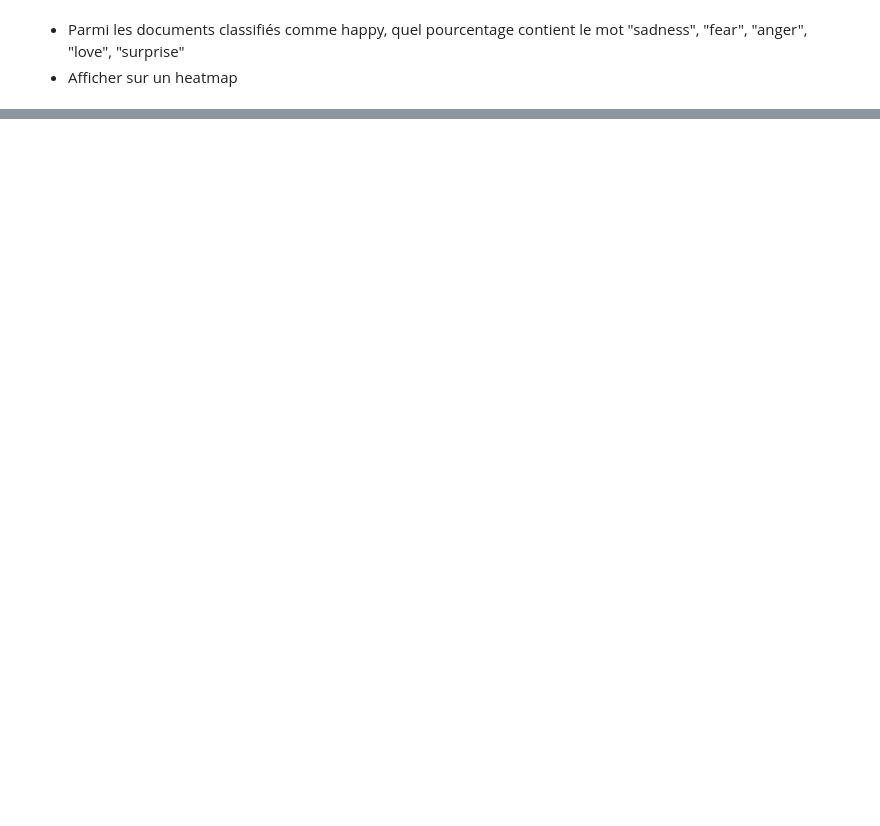
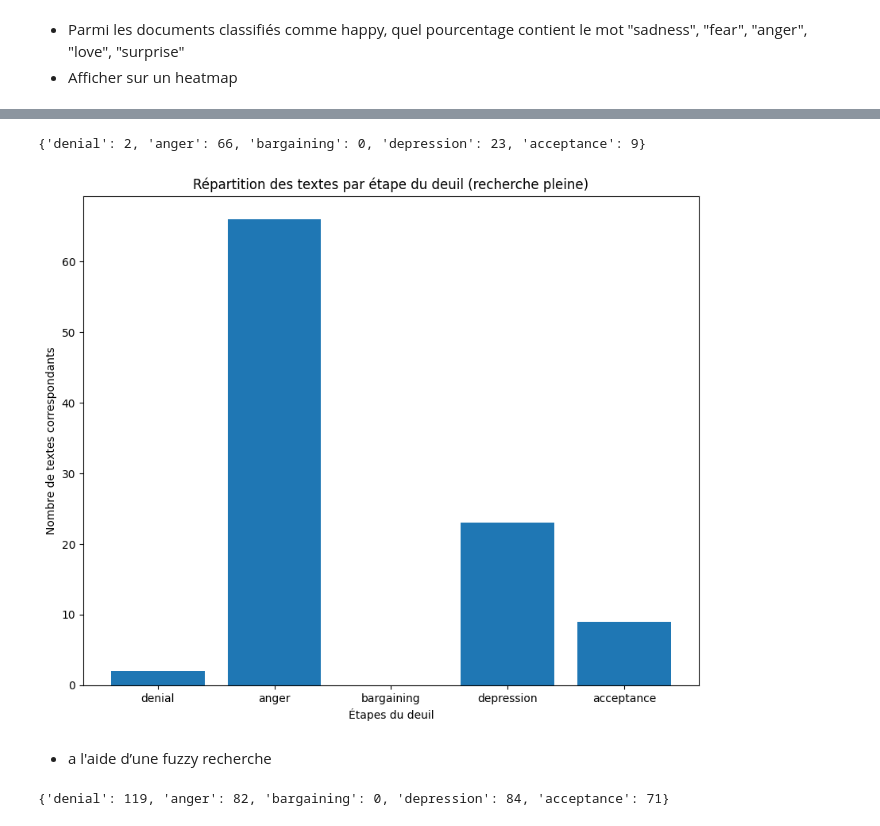
Before and after one commit to ForskyOnly/NLP, a Jupyter notebook: analysis.ipynb, the cells around one changed output, grey strips where cells are left out. Saved outputs shown, nothing was run; the diff lists cells and outputs as text; code cells hidden in the pictures; blank space fills up the shorter version.

```diff
--- a/analysis.ipynb
+++ b/analysis.ipynb
@@ -432,0 +436,55 @@ plt.show()
+# %%
+deuil = ["denial", "anger", "bargaining", "depression", "acceptance"]
+nombre_de_texts = {}
+
+for stage in deuil:
+    result = es.search(index="notes", body={
+        "query": {
+            "match": {
+                "text": stage
+            }
+        },
+        "size": 0
+    })
+    total_hits = result['hits']['total']['value']
+    nombre_de_texts[stage] = total_hits
+
+print(nombre_de_texts)
+# %% [output]
+{'denial': 2, 'anger': 66, 'bargaining': 0, 'depression': 23, 'acceptance': 9}
+# %%
+deuil = list(nombre_de_texts.keys())
+nombre_de_texts_values = list(nombre_de_texts.values())
+
+
+plt.figure(figsize=(10, 8))
+plt.bar(deuil, nombre_de_texts_values)
+plt.xlabel("Étapes du deuil")
+plt.ylabel("Nombre de textes correspondants")
+plt.title("Répartition des textes par étape du deuil (recherche pleine)")
+plt.show()
+# %% [output]
+[figure, added]
+# %% [markdown]
+- a l'aide d’une fuzzy recherche
+# %%
+nombre_de_texts1 = {}
+
+for stage in deuil:
+    result = es.search(index="notes", body={
+        "query": {
+            "fuzzy": {
+                "text": {
+                    "value": stage,
+                    "fuzziness": "AUTO"
+                }
+            }
+        },
+        "size": 0
+    })
+    total_hits = result['hits']['total']['value']
+    nombre_de_texts1[stage] = total_hits
+
+print(nombre_de_texts1)
+# %% [output]
+{'denial': 119, 'anger': 82, 'bargaining': 0, 'depression': 84, 'acceptance': 71}
```
Also changed, not shown: parts of 15 cells of this notebook, 1 other file.
